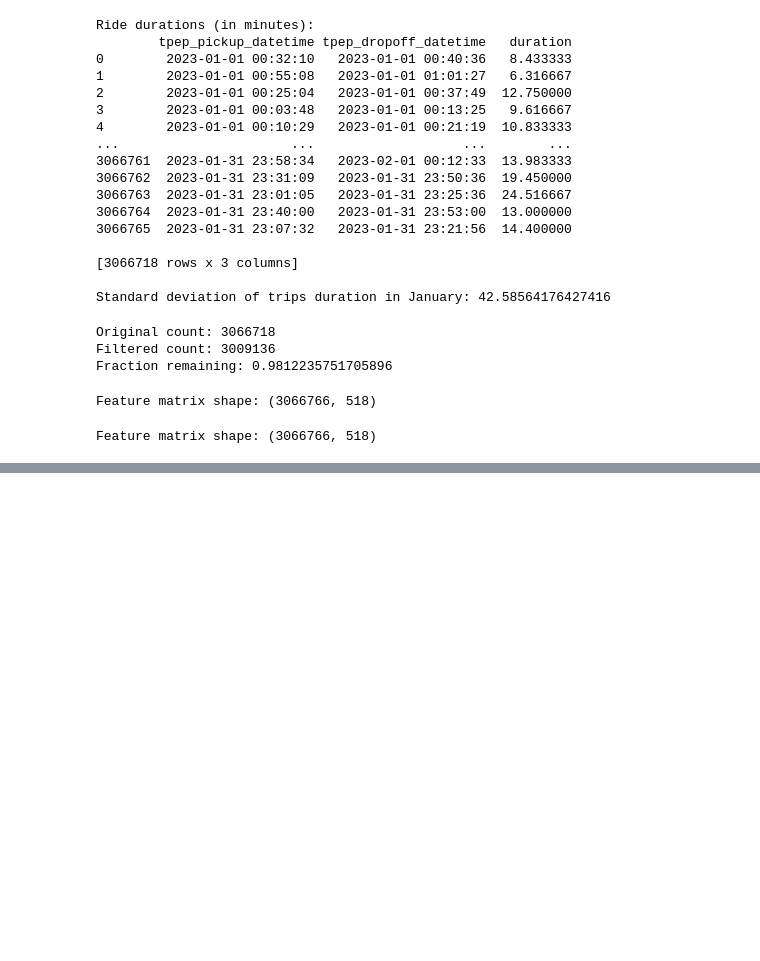
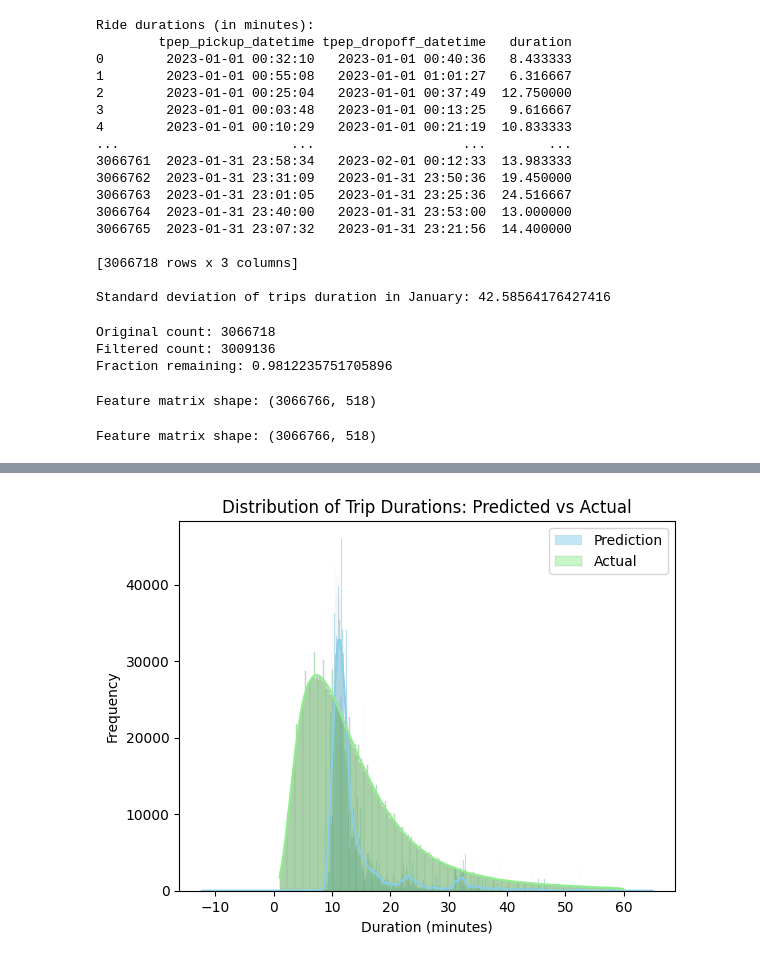
Before and after one commit to rshiva/datatalks-mlops-2025, a Jupyter notebook: 01-homework/01-Homework.ipynb, the cells around one changed output, grey strips where cells are left out. Saved outputs shown, nothing was run; the diff lists cells and outputs as text; code cells hidden in the pictures; blank space fills up the shorter version.

```diff
--- a/01-homework/01-Homework.ipynb
+++ b/01-homework/01-Homework.ipynb
@@ -161,3 +162,28 @@ Index(['VendorID', 'tpep_pickup_datetime', 'tpep_dropoff_datetime',
+# %%
+# import seaborn as sns
+# sns.distplot(y_pred_train, label='prediction')
+# sns.distplot(y_train, label='actual')
+
+# plt.legend()
+# import seaborn as sns
+# sns.distplot(y_pred_train, label='prediction')
+# sns.distplot(y_train, label='actual')
+
+# plt.legend()
+
+import matplotlib.pyplot as plt
+import seaborn as sns
+
+sns.histplot(y_pred_train, label='Prediction', color='skyblue', kde=True)
+sns.histplot(y_train, label='Actual', color='lightgreen', kde=True)
+
+plt.legend()
+plt.title("Distribution of Trip Durations: Predicted vs Actual")
+plt.xlabel("Duration (minutes)")
+plt.ylabel("Frequency")
+plt.show()
+# %% [output]
+[figure, added]
 # %%
 # 5. Load and prepare Feb data (but DON'T fit a new vectorizer or model!)
 df_feb = pd.read_parquet('data/yellow_tripdata_2023-02.parquet',engine='pyarrow')
```
Also changed, not shown: parts of 2 cells of this notebook, 56 other files.
